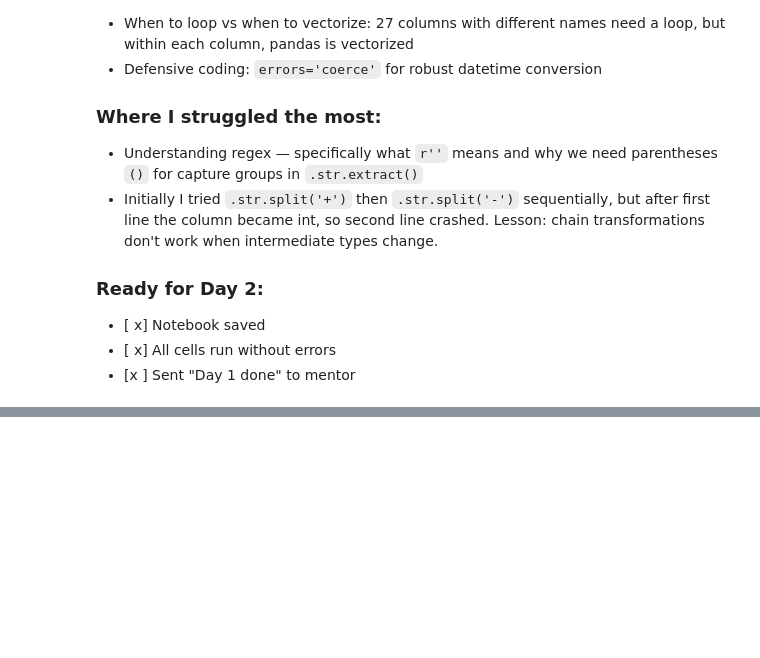
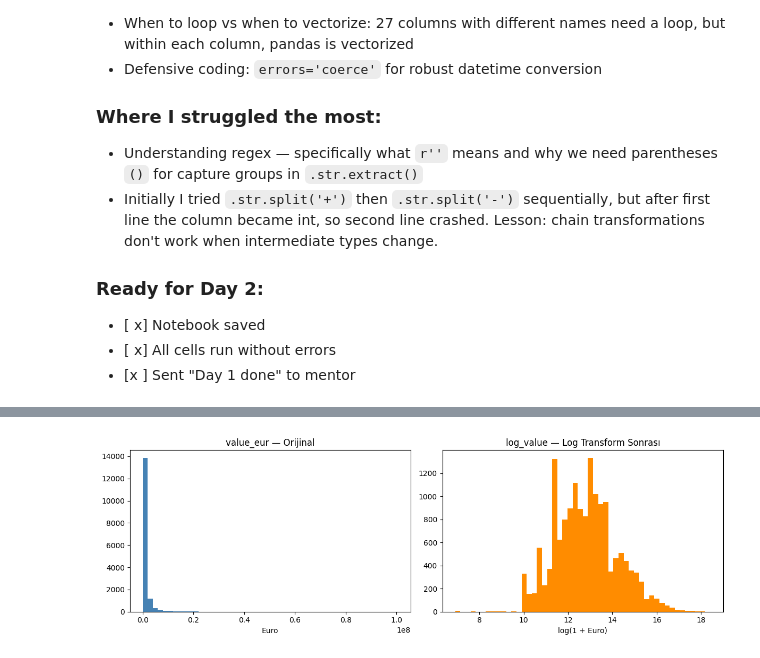
Before and after one commit to alyboii/fifa15dataset, a Jupyter notebook: fifa15dataset/edafifa15.ipynb, the cells around one changed output, grey strips where cells are left out. Cells and saved outputs as stored; diff of their text form; code cells hidden in the pictures; blank space fills up the shorter version.

```diff
--- a/fifa15dataset/edafifa15.ipynb
+++ b/fifa15dataset/edafifa15.ipynb
@@ -965,0 +1226,20 @@ the base rating, the total (96), or both?
+# %%
+import numpy as np
+df["log_value"]= np.log1p(df["value_eur"])
+# %%
+fig, axes = plt.subplots(1, 2, figsize=(12, 4))
+
+# Sol: orijinal dağılım
+axes[0].hist(df['value_eur'], bins=50, color='steelblue')
+axes[0].set_title('value_eur — Orijinal')
+axes[0].set_xlabel('Euro')
+
+# Sağ: log transform sonrası
+axes[1].hist(df['log_value'], bins=50, color='darkorange')
+axes[1].set_title('log_value — Log Transform Sonrası')
+axes[1].set_xlabel('log(1 + Euro)')
+
+plt.tight_layout()
+plt.show()
+# %% [output]
+[figure, added]
```
Also changed, not shown: parts of 49 cells of this notebook.
